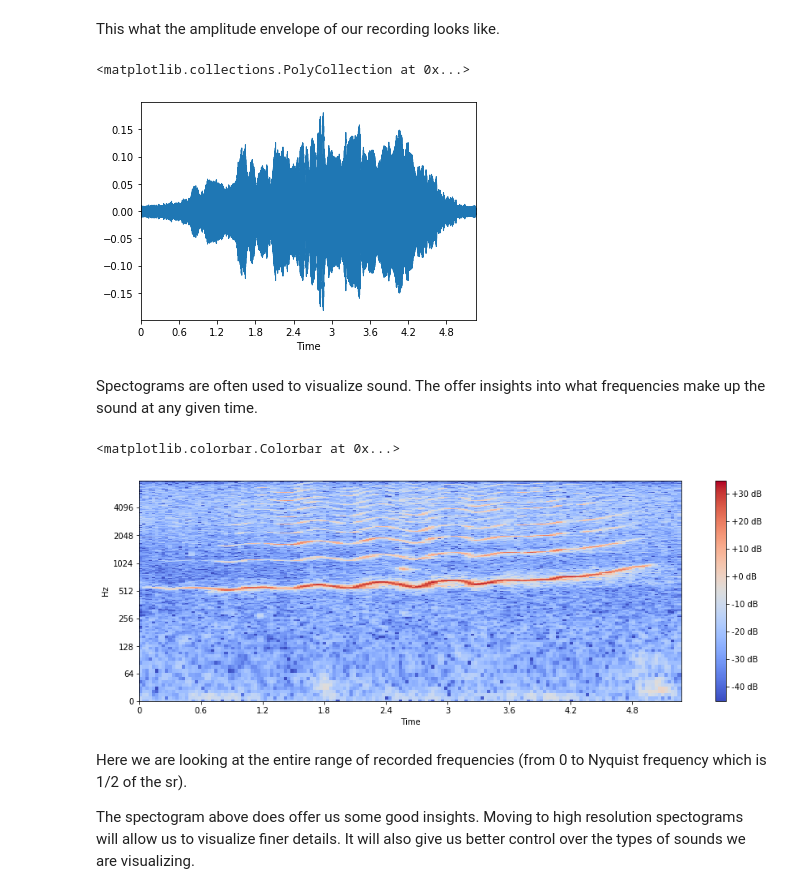
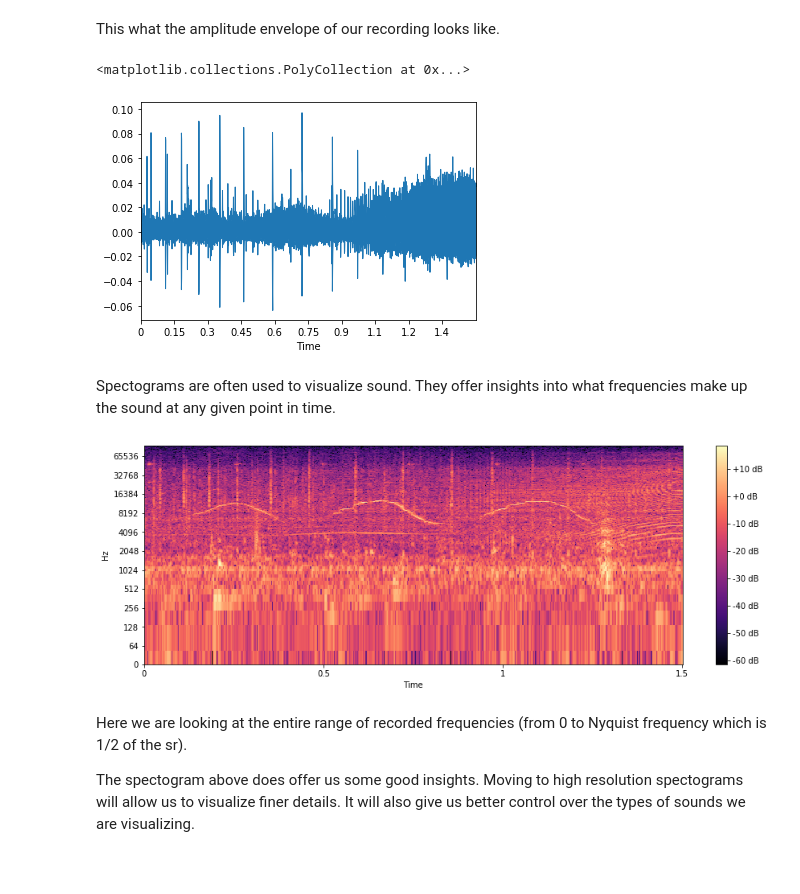
Before and after one commit to earthspecies/spectral_hyperresolution, a Jupyter notebook: linear_reassignment_example_in_Python.ipynb, the cells around one changed output. Saved outputs shown, nothing was run; the diff lists cells and outputs as text; code cells hidden in the pictures; blank space fills up the shorter version.

```diff
--- a/linear_reassignment_example_in_Python.ipynb
+++ b/linear_reassignment_example_in_Python.ipynb
@@ -3,5 +3,5 @@ We will be working with a small audio file. It is an excerpt of a whale song mad
 # %%
 import librosa
 
-x, sr = librosa.load('data/whale_singing_excerpt.wav', sr=None)
+x, sr = librosa.load('data/fragment_6.25_7.75.wav', sr=None, mono=False)
 # %% [markdown]
@@ -26,24 +26,24 @@ import librosa.display
 librosa.display.waveplot(x, sr)
 # %% [output]
 <matplotlib.collections.PolyCollection at 0x...>
-[figure, old version]
+[figure, new version]
 # %% [markdown]
-Spectograms are often used to visualize sound. The offer insights into what frequencies make up the sound at any given time.
+Spectograms are often used to visualize sound. They offer insights into what frequencies make up the sound at any given point in time.
 # %%
 import matplotlib.pyplot as plt
+import numpy as np
 
 hop_length = 512
 n_fft = 2048
-S = librosa.stft(x, n_fft=n_fft, hop_length=hop_length)
+S = librosa.stft(np.asfortranarray(x[0]), n_fft=n_fft, hop_length=hop_length)
 
 
 S_db = librosa.amplitude_to_db(abs(S))
 plt.figure(figsize=(15, 5))
 librosa.display.specshow(S_db, sr=sr, x_axis='time', y_axis='log')
-plt.colorbar(format='%+2.0f dB')
+plt.colorbar(format='%+2.0f dB');
 # %% [output]
-<matplotlib.colorbar.Colorbar at 0x...>
-[figure, old version]
+[figure, new version]
 # %% [markdown]
 Here we are looking at the entire range of recorded frequencies (from 0 to Nyquist frequency which is 1/2 of the sr).
 
```
Also changed, not shown: parts of 21 cells of this notebook, 2 other files.
